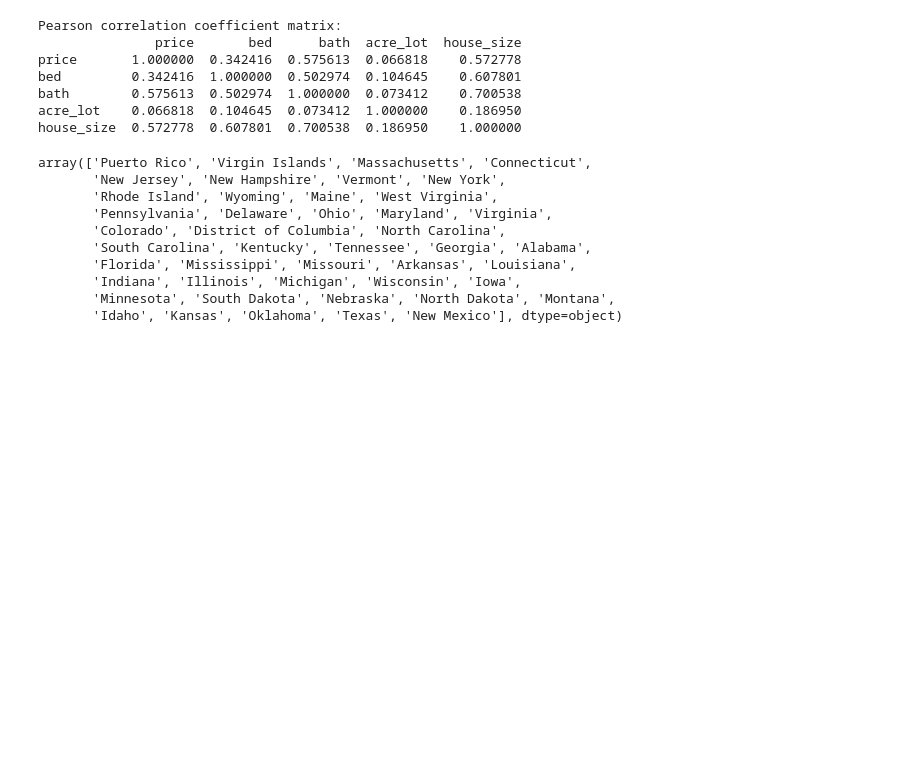
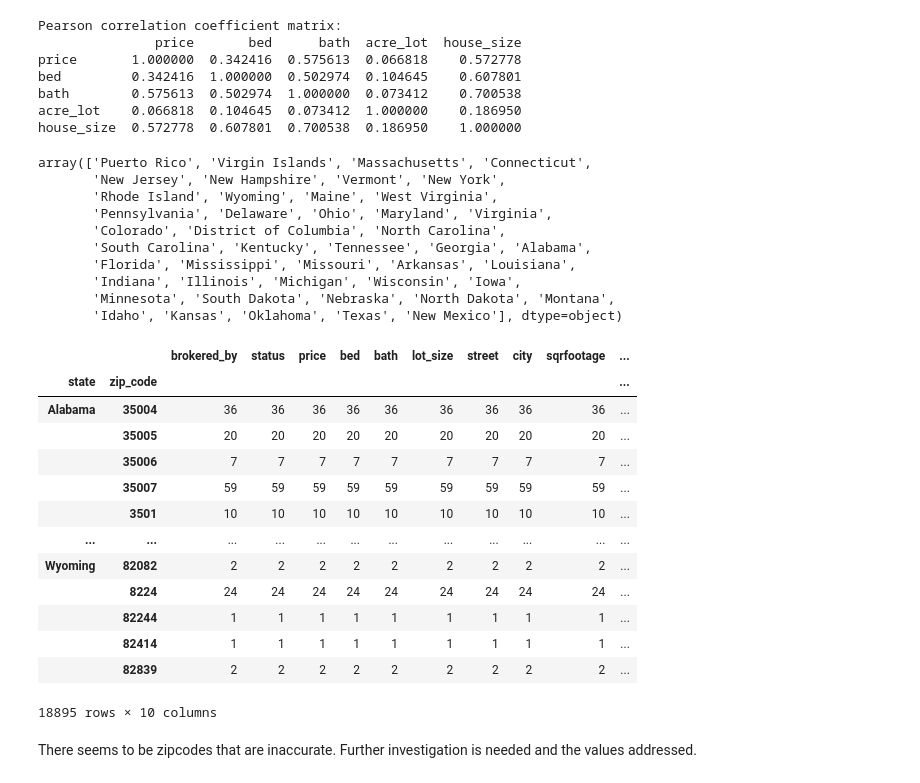
Before and after one commit to PM696/SpringboardBootCamp_DataScience, a Jupyter notebook: Capstone_Two_Data_Wrangling-main/EDA_Price_prediction_CapstoneTwo.ipynb, the cells around one changed output. Drawn from its saved outputs; the diff is of its cells as text; code cells hidden in the pictures; blank space fills up the shorter version.

```diff
--- a/Capstone_Two_Data_Wrangling-main/EDA_Price_prediction_CapstoneTwo.ipynb
+++ b/Capstone_Two_Data_Wrangling-main/EDA_Price_prediction_CapstoneTwo.ipynb
@@ -319,6 +319,26 @@ array(['Puerto Rico', 'Virgin Islands', 'Massachusetts', 'Connecticut',
        'Indiana', 'Illinois', 'Michigan', 'Wisconsin', 'Iowa',
        'Minnesota', 'South Dakota', 'Nebraska', 'North Dakota', 'Montana',
        'Idaho', 'Kansas', 'Oklahoma', 'Texas', 'New Mexico'], dtype=object)
+# %%
+grouped_data2 = data2.groupby(['state', 'zip_code']).count()
+grouped_data2
+# %% [output]
+|  |  | brokered_by | status | price | bed | bath | lot_size | street | city | sqrfootage | ... |
+| state | zip_code |  |  |  |  |  |  |  |  |  | ... |
+| Alabama | 35004 | 36 | 36 | 36 | 36 | 36 | 36 | 36 | 36 | 36 | ... |
+|  | 35005 | 20 | 20 | 20 | 20 | 20 | 20 | 20 | 20 | 20 | ... |
+|  | 35006 | 7 | 7 | 7 | 7 | 7 | 7 | 7 | 7 | 7 | ... |
+|  | 35007 | 59 | 59 | 59 | 59 | 59 | 59 | 59 | 59 | 59 | ... |
+|  | 3501 | 10 | 10 | 10 | 10 | 10 | 10 | 10 | 10 | 10 | ... |
+| ... | ... | ... | ... | ... | ... | ... | ... | ... | ... | ... | ... |
+| Wyoming | 82082 | 2 | 2 | 2 | 2 | 2 | 2 | 2 | 2 | 2 | ... |
+|  | 8224 | 24 | 24 | 24 | 24 | 24 | 24 | 24 | 24 | 24 | ... |
+|  | 82244 | 1 | 1 | 1 | 1 | 1 | 1 | 1 | 1 | 1 | ... |
+|  | 82414 | 1 | 1 | 1 | 1 | 1 | 1 | 1 | 1 | 1 | ... |
+|  | 82839 | 2 | 2 | 2 | 2 | 2 | 2 | 2 | 2 | 2 | ... |
+18895 rows × 10 columns
+# %% [markdown]
+There seems to be zipcodes that are inaccurate. Further investigation is needed and the values addressed.
 # %%
 # Saving the DataFrame to a CSV file
 data2.to_csv('EDAhousing_cleaned_data.csv', index=False)
```
